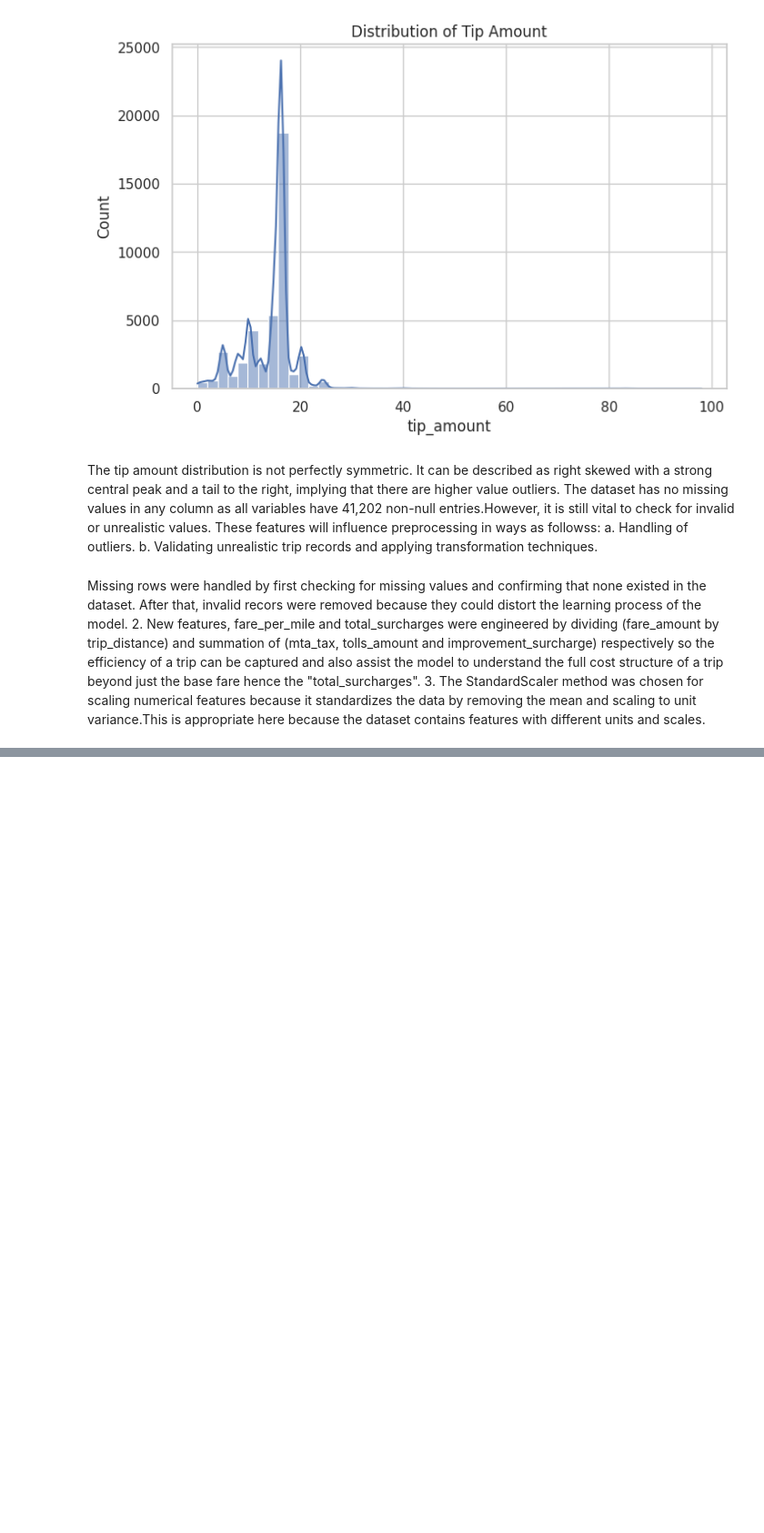
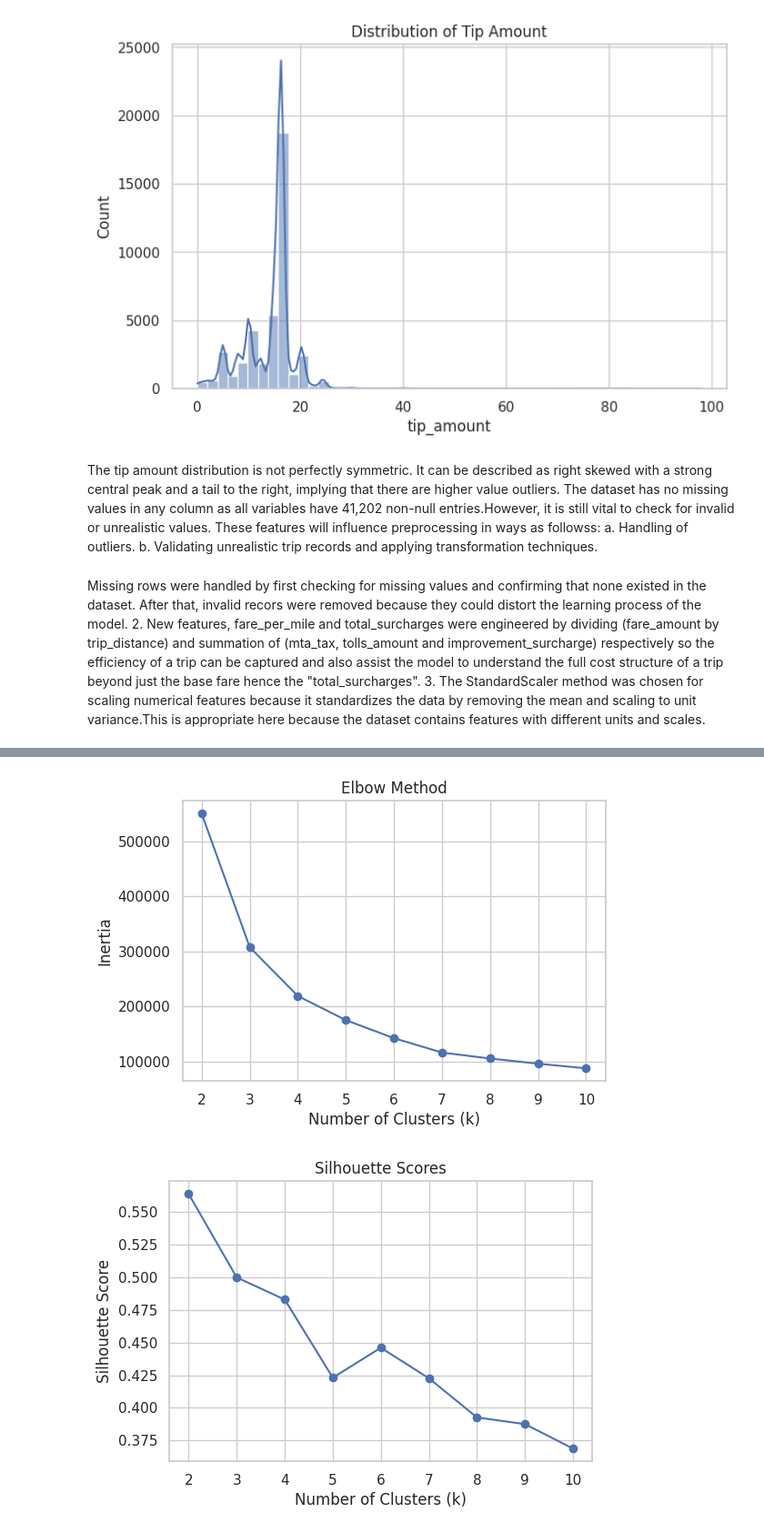
Before and after one commit to MayEmefaFafa/lab-2-predictive-analytics, a Jupyter notebook: lab_2_predictive_analytics.ipynb, the cells around one changed output, grey strips where cells are left out. Shown at 91% size. Drawn from its saved outputs; the diff is of its cells as text; code cells hidden in the pictures; blank space fills up the shorter version.

```diff
--- a/lab_2_predictive_analytics.ipynb
+++ b/lab_2_predictive_analytics.ipynb
@@ -134,0 +406,63 @@ Missing rows were handled by first checking for missing values and confirming th
+# %%
+
+X_cluster = obesity_clean.drop("NObeyesdad", axis=1)
+from sklearn.cluster import KMeans
+from sklearn.metrics import silhouette_score
+import matplotlib.pyplot as plt
+
+inertia = []
+silhouette_scores = []
+
+for k in range(2, 11):
+    kmeans = KMeans(
+        n_clusters=k,
+        random_state=RANDOM_STATE,
+        n_init=10
+    )
+
+    labels = kmeans.fit_predict(X_cluster)
+
+    inertia.append(kmeans.inertia_)
+    silhouette_scores.append(silhouette_score(X_cluster, labels))
+plt.figure(figsize=(6,4))
+plt.plot(range(2,11), inertia, marker='o')
+plt.xlabel("Number of Clusters (k)")
+plt.ylabel("Inertia")
+plt.title("Elbow Method")
+plt.show()
+plt.figure(figsize=(6,4))
+plt.plot(range(2,11), silhouette_scores, marker='o')
+plt.xlabel("Number of Clusters (k)")
+plt.ylabel("Silhouette Score")
+plt.title("Silhouette Scores")
+plt.show()
+kmeans = KMeans(
+    n_clusters=7,
+    random_state=RANDOM_STATE,
+    n_init=10
+)
+
+clusters = kmeans.fit_predict(X_cluster)
+obesity_clean["Cluster"] = clusters
+from sklearn.decomposition import PCA
+
+pca = PCA(n_components=2, random_state=RANDOM_STATE)
+
+X_pca = pca.fit_transform(X_cluster)
+
+plt.figure(figsize=(8,6))
+plt.scatter(
+    X_pca[:,0],
+    X_pca[:,1],
+    c=clusters,
+    cmap="viridis",
+    s=20
+)
+
+plt.xlabel("Principal Component 1")
+plt.ylabel("Principal Component 2")
+plt.title("K-Means Clusters (PCA)")
+plt.show()
+# %% [output]
+[figure, added]
+[figure, added]
```
Also changed, not shown: parts of 26 cells of this notebook.
